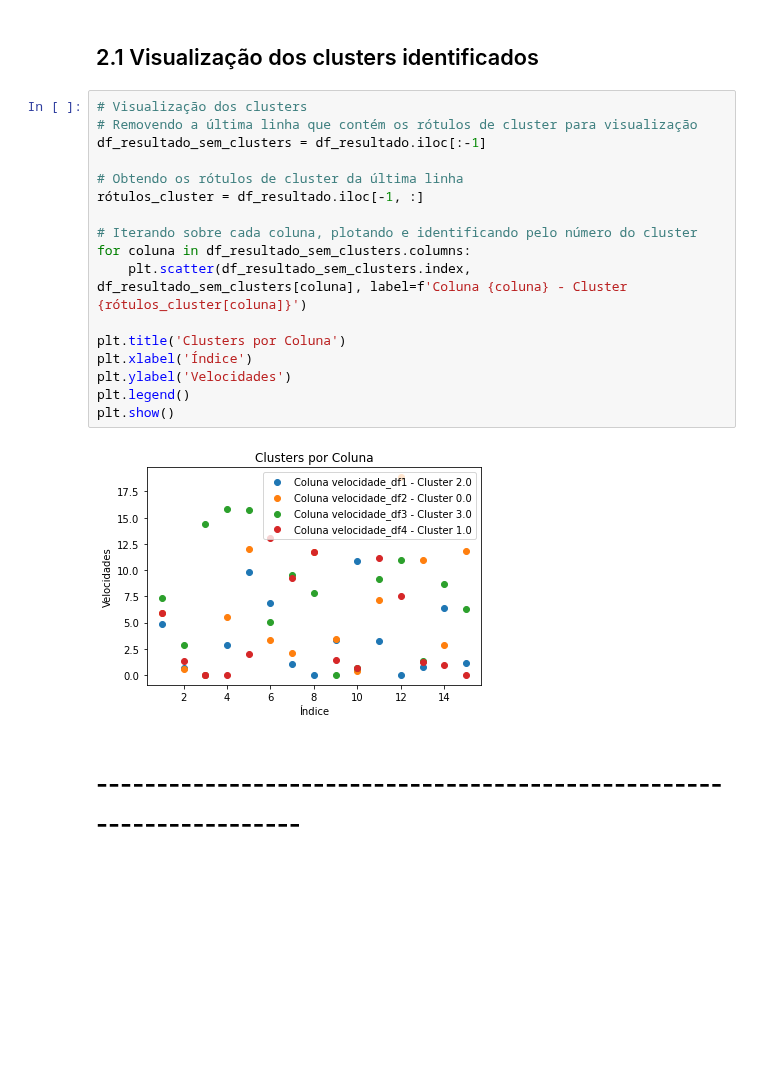
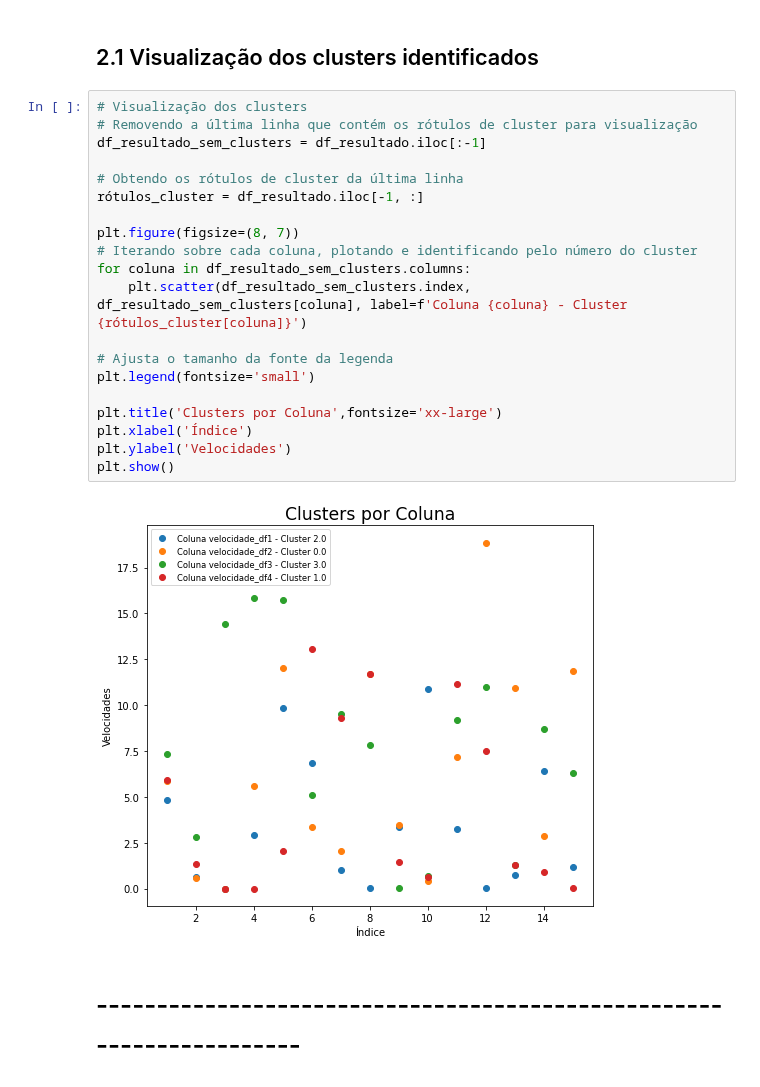
Before and after one commit to claudiobatista005/rotinas_iniciacao_cientifica, a Jupyter notebook: agrupamento_perfis_velocidades(k-means).ipynb, the cells around one changed output. Drawn from its saved outputs; the diff is of its cells as text; blank space fills up the shorter version.

```diff
--- a/agrupamento_perfis_velocidades(k-means).ipynb
+++ b/agrupamento_perfis_velocidades(k-means).ipynb
@@ -167,21 +167,24 @@ df_resultado
 # %%
 # Visualização dos clusters
 # Removendo a última linha que contém os rótulos de cluster para visualização
 df_resultado_sem_clusters = df_resultado.iloc[:-1]
 
 # Obtendo os rótulos de cluster da última linha
 rótulos_cluster = df_resultado.iloc[-1, :]
 
+plt.figure(figsize=(8, 7))
 # Iterando sobre cada coluna, plotando e identificando pelo número do cluster
 for coluna in df_resultado_sem_clusters.columns:
     plt.scatter(df_resultado_sem_clusters.index, df_resultado_sem_clusters[coluna], label=f'Coluna {coluna} - Cluster {rótulos_cluster[coluna]}')
 
-plt.title('Clusters por Coluna')
+# Ajusta o tamanho da fonte da legenda
+plt.legend(fontsize='small')
+
+plt.title('Clusters por Coluna',fontsize='xx-large')
 plt.xlabel('Índice')
 plt.ylabel('Velocidades')
-plt.legend()
 plt.show()
 # %% [output]
-[figure, old version]
+[figure, new version]
 # %% [markdown]
 # ---------------------------------------------------------------------
```
